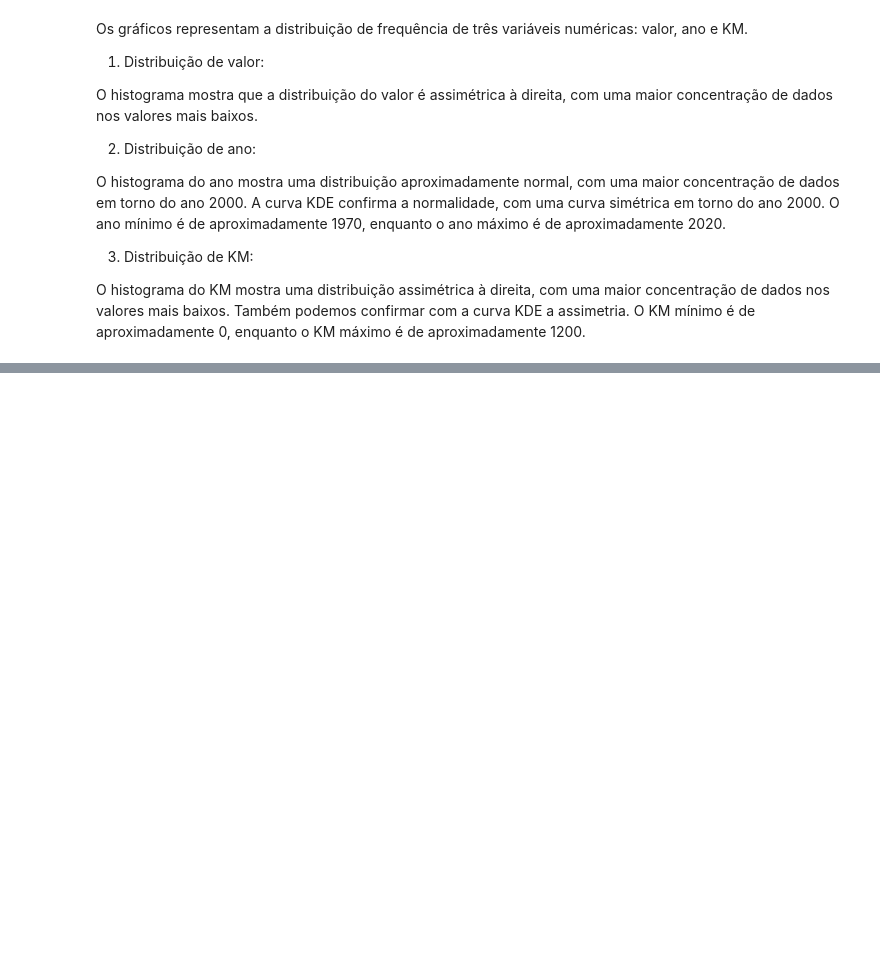
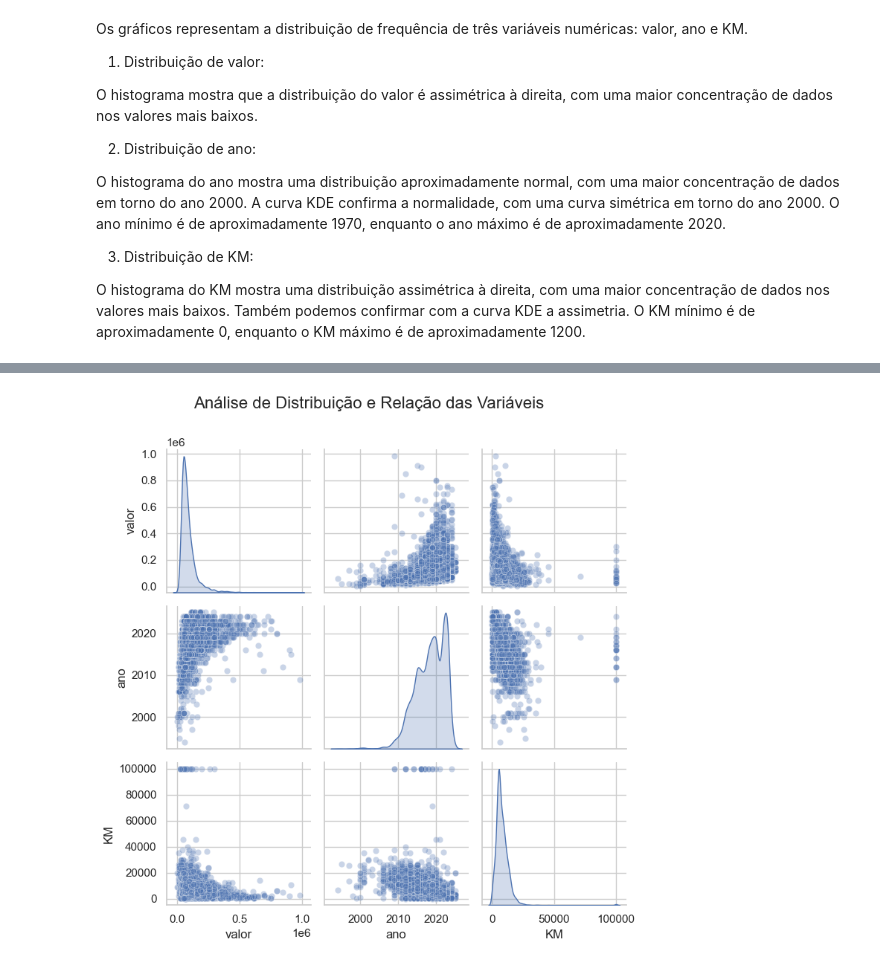
Before and after one commit to RailanDeivid/MercadoLivre_Scraper_and_CarPricePredictor, a Jupyter notebook: src/analysis/EDA.ipynb, the cells around one changed output, grey strips where cells are left out. Cells and saved outputs as stored; diff of their text form; code cells hidden in the pictures; blank space fills up the shorter version.

```diff
--- a/src/analysis/EDA.ipynb
+++ b/src/analysis/EDA.ipynb
@@ -167,0 +266,16 @@ plt.tight_layout()
+# %%
+df_tratado.loc[:,'VALOR_LOG'] = np.log(df_tratado['valor'])
+df_tratado.loc[:,'KM_LOG']  = np.log(df_tratado['KM'])
+df_tratado.loc[:,'ANO_LOG'] = np.log(df_tratado['ano'])
+# %%
+#------ Analisando a distribuição e relação de todas as variáveis.
+col_n = ['valor','ano','KM']
+# Criando o pairplot com seaborn
+sns.pairplot(df_tratado[col_n], diag_kind='kde', plot_kws={'alpha':0.3}, diag_kws={'shade':True})
+# Adicionando um título principal
+plt.suptitle('Análise de Distribuição e Relação das Variáveis', y=1, fontsize=16)
+# Ajustando o layout
+plt.tight_layout()
+plt.show()
+# %% [output]
+[figure, added]
```
Also changed, not shown: parts of 29 cells of this notebook, 3 other files.
